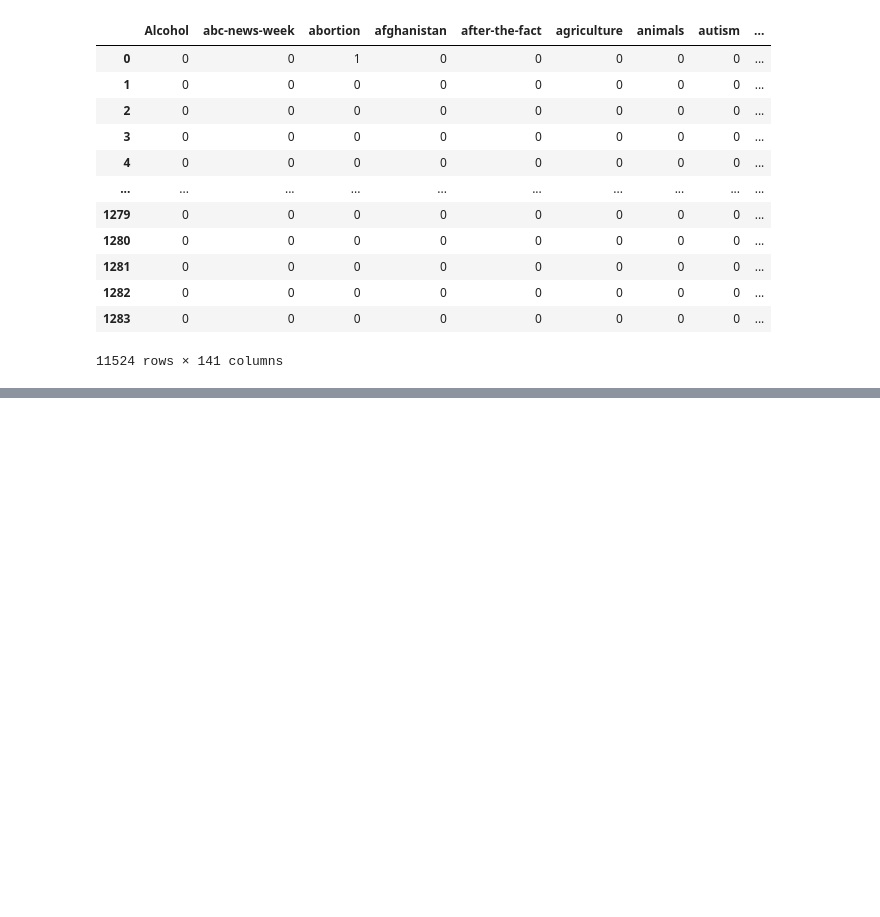
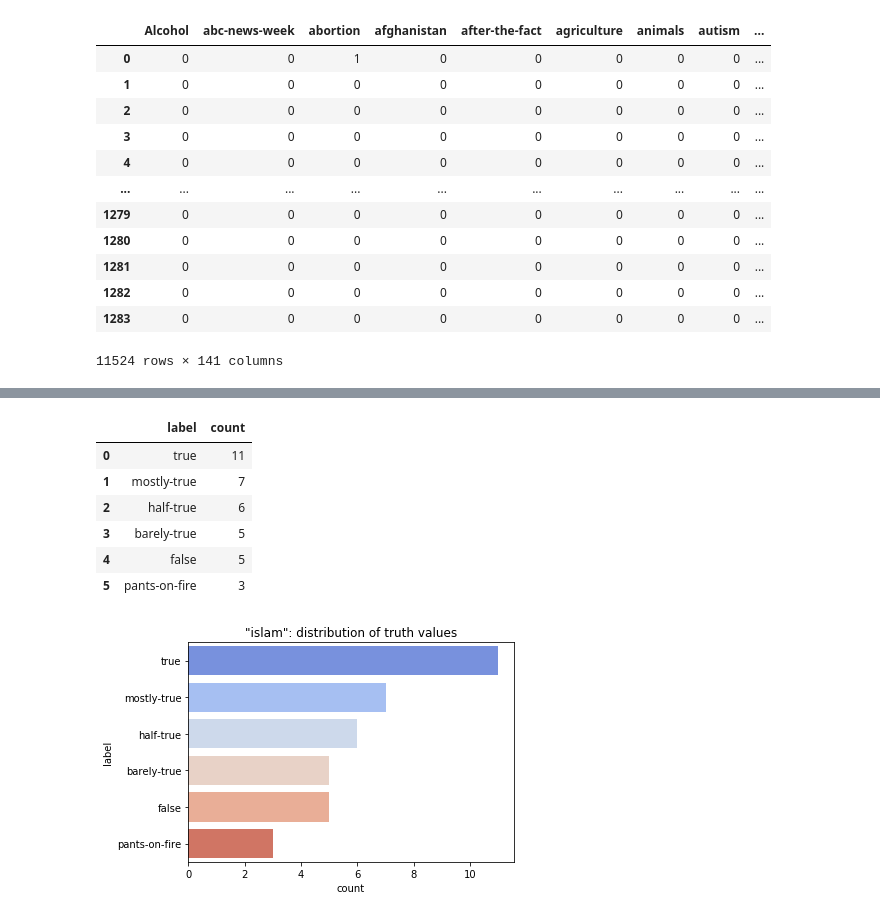
Before and after one commit to KunojiLym/metis_project_4, a Jupyter notebook: liar_eda.ipynb, the cells around one changed output, grey strips where cells are left out. Cells and saved outputs as stored; diff of their text form; code cells hidden in the pictures; blank space fills up the shorter version.

```diff
--- a/liar_eda.ipynb
+++ b/liar_eda.ipynb
@@ -224,3 +292,14 @@ plt.savefig('./image/liar_subj_dist_top50.png');
+# %%
+liar_truthdist_subj('islam')
+# %% [output]
+|  | label | count |
+| 0 | true | 11 |
+| 1 | mostly-true | 7 |
+| 2 | half-true | 6 |
+| 3 | barely-true | 5 |
+| 4 | false | 5 |
+| 5 | pants-on-fire | 3 |
+[figure, added]
 # %%
 pd.get_dummies(liar_train, columns=['subjects'])
 # %% [output]
```
Also changed, not shown: parts of 10 cells of this notebook, 4 other files.
